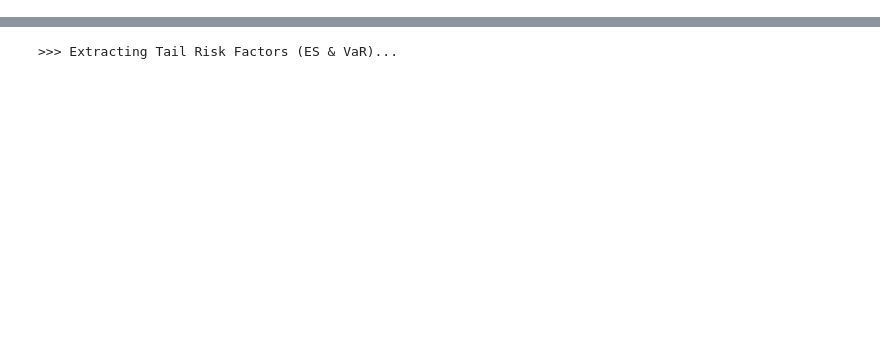
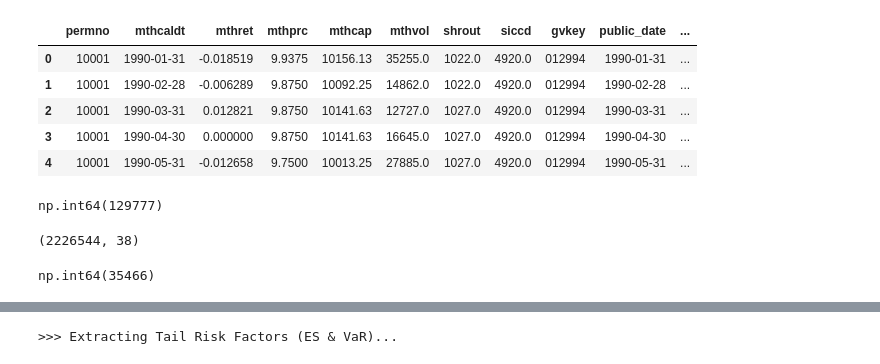
Before and after one commit to damonuc/PricingTailRisk_MDN, a Jupyter notebook: 2MDN_kaggle_N_fine_tune.ipynb, the cells around one changed output, grey strips where cells are left out. Cells and saved outputs as stored; diff of their text form; code cells hidden in the pictures; blank space fills up the shorter version.

```diff
--- a/2MDN_kaggle_N_fine_tune.ipynb
+++ b/2MDN_kaggle_N_fine_tune.ipynb
@@ -68,0 +79,21 @@ Downloading mdndata-1990.zip to /content/mdndata
+# %%
+micro_df.head(5)
+# %% [output]
+|  | permno | mthcaldt | mthret | mthprc | mthcap | mthvol | shrout | siccd | gvkey | public_date | ... |
+| 0 | 10001 | 1990-01-31 | -0.018519 | 9.9375 | 10156.13 | 35255.0 | 1022.0 | 4920.0 | 012994 | 1990-01-31 | ... |
+| 1 | 10001 | 1990-02-28 | -0.006289 | 9.8750 | 10092.25 | 14862.0 | 1022.0 | 4920.0 | 012994 | 1990-02-28 | ... |
+| 2 | 10001 | 1990-03-31 | 0.012821 | 9.8750 | 10141.63 | 12727.0 | 1027.0 | 4920.0 | 012994 | 1990-03-31 | ... |
+| 3 | 10001 | 1990-04-30 | 0.000000 | 9.8750 | 10141.63 | 16645.0 | 1027.0 | 4920.0 | 012994 | 1990-04-30 | ... |
+| 4 | 10001 | 1990-05-31 | -0.012658 | 9.7500 | 10013.25 | 27885.0 | 1027.0 | 4920.0 | 012994 | 1990-05-31 | ... |
+# %%
+micro_df['public_date'].isna().sum()
+# %% [output]
+np.int64(129777)
+# %%
+micro_df.shape
+# %% [output]
+(2226544, 38)
+# %%
+micro_df['mthret'].isna().sum()
+# %% [output]
+np.int64(35466)
```
Also changed, not shown: parts of 15 cells of this notebook, 3 other files.
